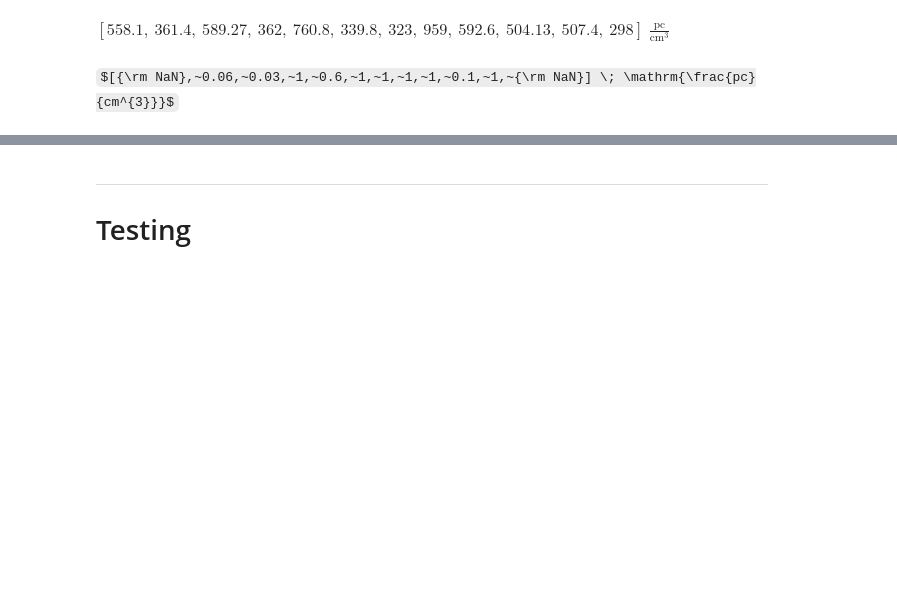
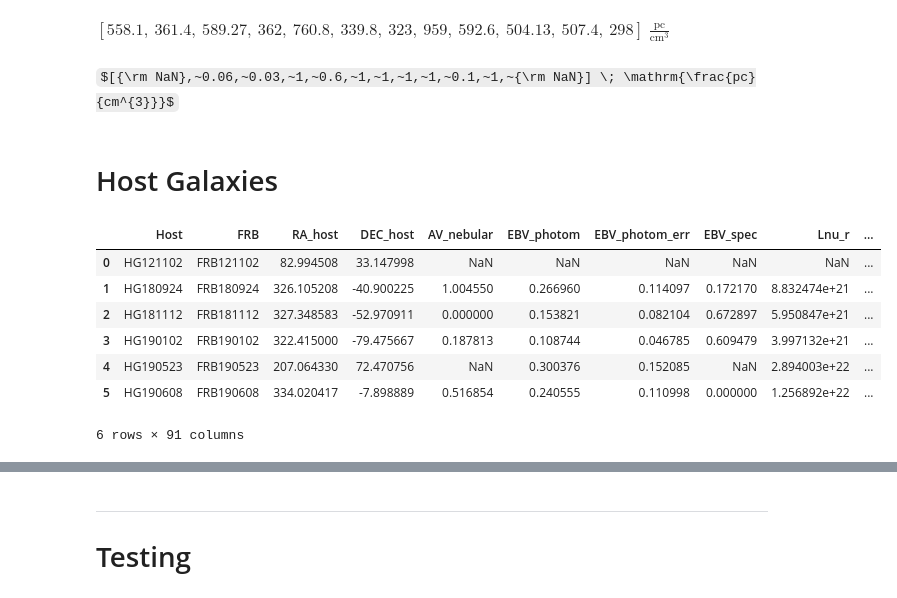
Before and after one commit to FRBs/FRB, a Jupyter notebook: docs/nb/Database.ipynb, the cells around one changed output, grey strips where cells are left out. Saved outputs shown, nothing was run; the diff lists cells and outputs as text; code cells hidden in the pictures; some formulas as TeX source; blank space fills up the shorter version.

```diff
--- a/docs/nb/Database.ipynb
+++ b/docs/nb/Database.ipynb
@@ -60,0 +63,2 @@ $[{\rm NaN},~0.06,~0.03,~1,~0.6,~1,~1,~1,~1,~0.1,~1,~{\rm NaN}] \; \mathrm{\frac
+# %% [markdown]
+# Host Galaxies
@@ -60,0 +68,11 @@ $[{\rm NaN},~0.06,~0.03,~1,~0.6,~1,~1,~1,~1,~0.1,~1,~{\rm NaN}] \; \mathrm{\frac
+# %%
+host_tbl
+# %% [output]
+|  | Host | FRB | RA_host | DEC_host | AV_nebular | EBV_photom | EBV_photom_err | EBV_spec | Lnu_r | ... |
+| 0 | HG121102 | FRB121102 | 82.994508 | 33.147998 | NaN | NaN | NaN | NaN | NaN | ... |
+| 1 | HG180924 | FRB180924 | 326.105208 | -40.900225 | 1.004550 | 0.266960 | 0.114097 | 0.172170 | 8.832474e+21 | ... |
+| 2 | HG181112 | FRB181112 | 327.348583 | -52.970911 | 0.000000 | 0.153821 | 0.082104 | 0.672897 | 5.950847e+21 | ... |
+| 3 | HG190102 | FRB190102 | 322.415000 | -79.475667 | 0.187813 | 0.108744 | 0.046785 | 0.609479 | 3.997132e+21 | ... |
+| 4 | HG190523 | FRB190523 | 207.064330 | 72.470756 | NaN | 0.300376 | 0.152085 | NaN | 2.894003e+22 | ... |
+| 5 | HG190608 | FRB190608 | 334.020417 | -7.898889 | 0.516854 | 0.240555 | 0.110998 | 0.000000 | 1.256892e+22 | ... |
+6 rows × 91 columns
```
Also changed, not shown: parts of 12 cells of this notebook, 3 other files.
